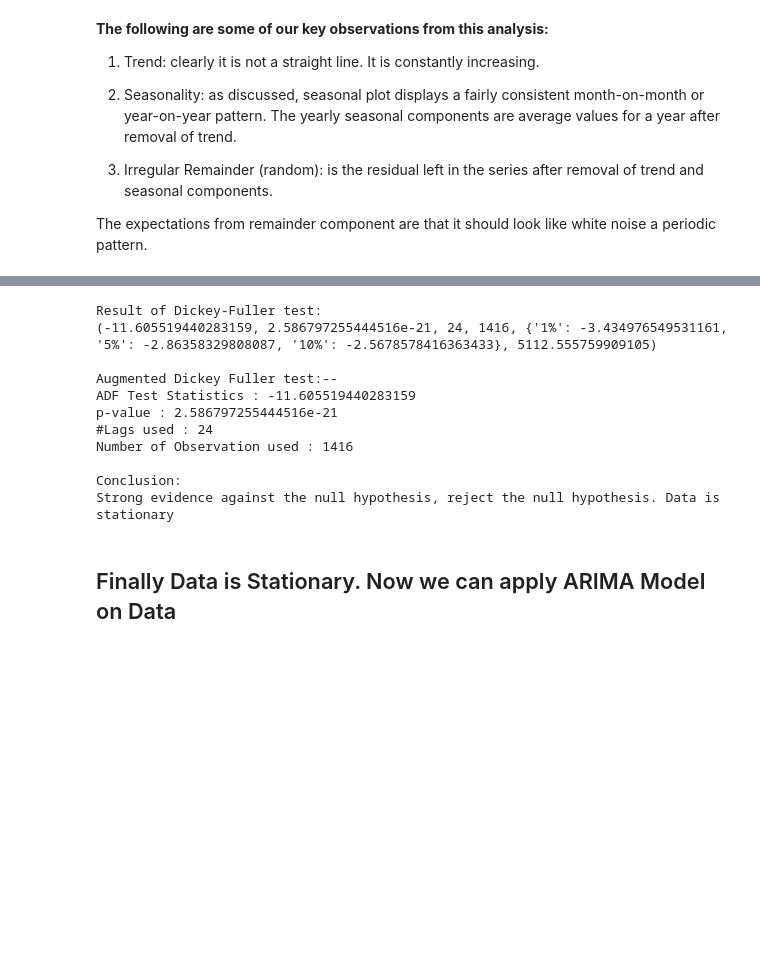
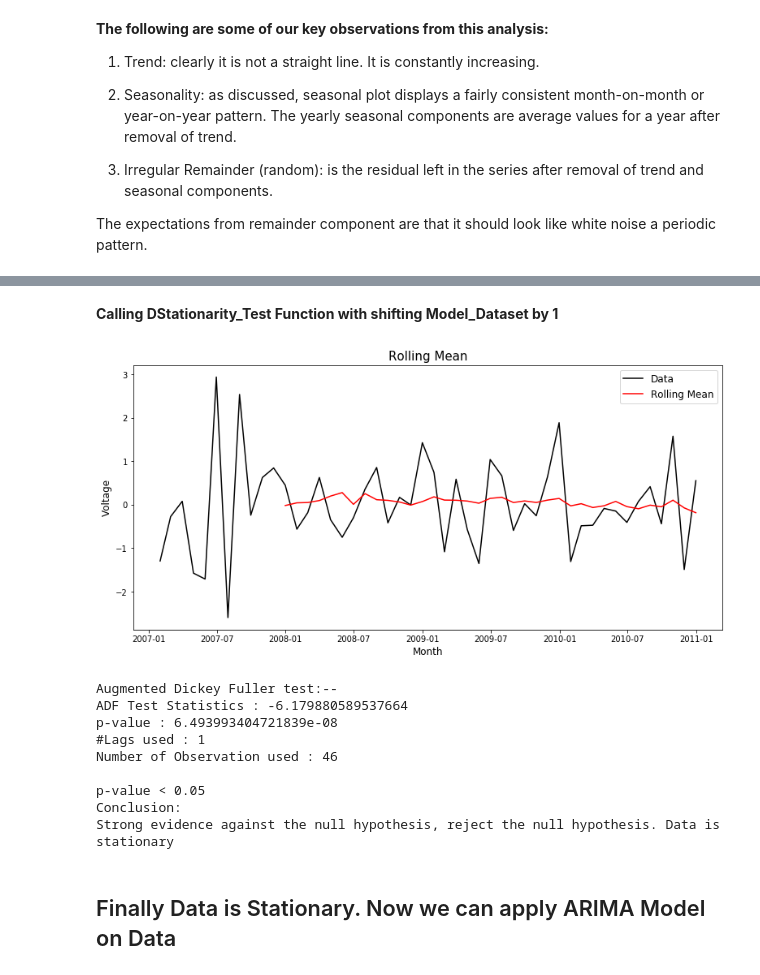
Before and after one commit to SSehrawat1720/ML-Projects, a Jupyter notebook: Time Series Forecasting France House Energy.ipynb, the cells around one changed output, grey strips where cells are left out. Saved outputs shown, nothing was run; the diff lists cells and outputs as text; code cells hidden in the pictures; blank space fills up the shorter version.

```diff
--- a/Time Series Forecasting France House Energy.ipynb
+++ b/Time Series Forecasting France House Energy.ipynb
@@ -308,14 +310,12 @@ import statsmodels.api as sm
 # %% [markdown]
 Reviewing the plot, it suggests that there is some seasonality, but the **amplitude (height) of the cycles does not appears to be increasing** or **seasonal variation is relatively constant over time**, suggesting that it is **Additive Model**.
 # %%
-timeseries = Model_Dataset
-
 # Decomposition of Additive time series
-decomposition = sm.tsa.seasonal_decompose(timeseries, model='additive')
+decomposition = sm.tsa.seasonal_decompose(Model_Dataset, model = 'additive')
 
 # Visualisation
 grp = decomposition.plot()
-grp.suptitle('Decomposition of multiplicative time series',fontsize=10)
+grp.suptitle('Decomposition of multiplicative time series',fontsize = 10)
 grp.set_figwidth(12)
 grp.set_figheight(6)
 
@@ -365,37 +370,46 @@ from statsmodels.tsa.stattools import adfuller
 # %%
-def DF_Test(time_series):
-    result=adfuller(time_series)
+def DStationary_Test(timeseries , average):
+    plt.figure(figsize=(13,6))
 
-    print(f"Result of Dickey-Fuller test: \n{result}")
-    print()
+    plt.plot(timeseries , color = 'black' , label = "Data")
+    plt.plot(average , color = 'red' , label = "Rolling Mean")
+
+    plt.legend(loc = 'best' , fontsize = 12)
+    plt.title("Rolling Mean" , fontsize = 15)
+    plt.xlabel('Month', fontsize = 12)
+    plt.ylabel('Voltage', fontsize = 12)
+    plt.show()
+
+    print("\n\n")
+    result=adfuller(timeseries)
+
     print('Augmented Dickey Fuller test:--')
-
     labels=['ADF Test Statistics','p-value','#Lags used','Number of Observation used']
-
     for value,label in zip(result,labels):
         print(f'{label} : {str(value)}')
 
     if result[1]<=0.05:
-        print("\nConclusion:\nStrong evidence against the null hypothesis, reject the null hypothesis. Data is stationary")
+        print("\np-value < 0.05\nConclusion:\nStrong evidence against the null hypothesis, reject the null hypothesis. Data is stationary")
     else:
-        print("\nConclusion:\nWeak evidence against the null hypothesis, accept the null hypothesis. Data is not stationary")
+        print("\np-value > 0.05\nConclusion:\nWeak evidence against the null hypothesis, accept the null hypothesis. Data is not stationary")
-# %%
-Data['Voltage Difference'] = Data['Voltage']- Data['Voltage'].shift(1)
-
-# Dropping NA values and Calling function
-DF_Test(Data['Voltage Difference'].dropna())
-# %% [output]
-Result of Dickey-Fuller test:
-(-11.605519440283159, 2.586797255444516e-21, 24, 1416, {'1%': -3.434976549531161, '5%': -2.86358329808087, '10%': -2.5678578416363433}, 5112.555759909105)
-
-Augmented Dickey Fuller test:--
-ADF Test Statistics : -11.605519440283159
-p-value : 2.586797255444516e-21
-#Lags used : 24
-Number of Observation used : 1416
-
-Conclusion:
-Strong evidence against the null hypothesis, reject the null hypothesis. Data is stationary
+# %% [markdown]
+**Calling DStationarity_Test Function with shifting Model_Dataset by 1**
+# %%
+DataMINUSshift = Model_Dataset - Model_Dataset.shift(1)
+roll_avg = DataMINUSshift.rolling(window = 12).mean()
+
+DStationary_Test(DataMINUSshift.dropna(), roll_avg)
+# %% [output]
+[figure, added]
+Augmented Dickey Fuller test:--
+ADF Test Statistics : -6.179880589537664
+p-value : 6.493993404721839e-08
+#Lags used : 1
+Number of Observation used : 46
+
+p-value < 0.05
+Conclusion:
+Strong evidence against the null hypothesis, reject the null hypothesis. Data is stationary
 # %% [markdown]
 ## Finally Data is Stationary. Now we can apply ARIMA Model on Data
 # %% [markdown]
```
Also changed, not shown: parts of 42 cells of this notebook.
